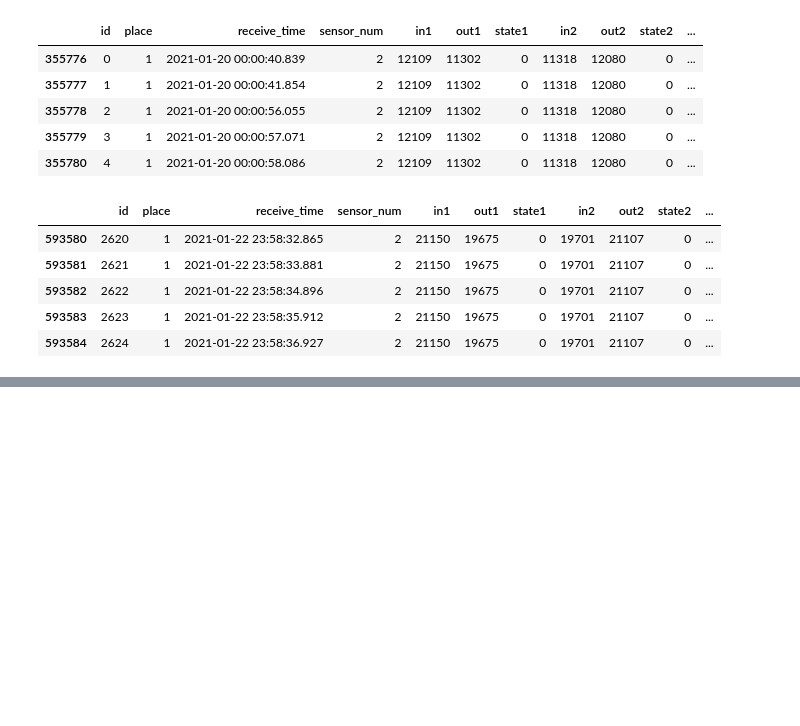
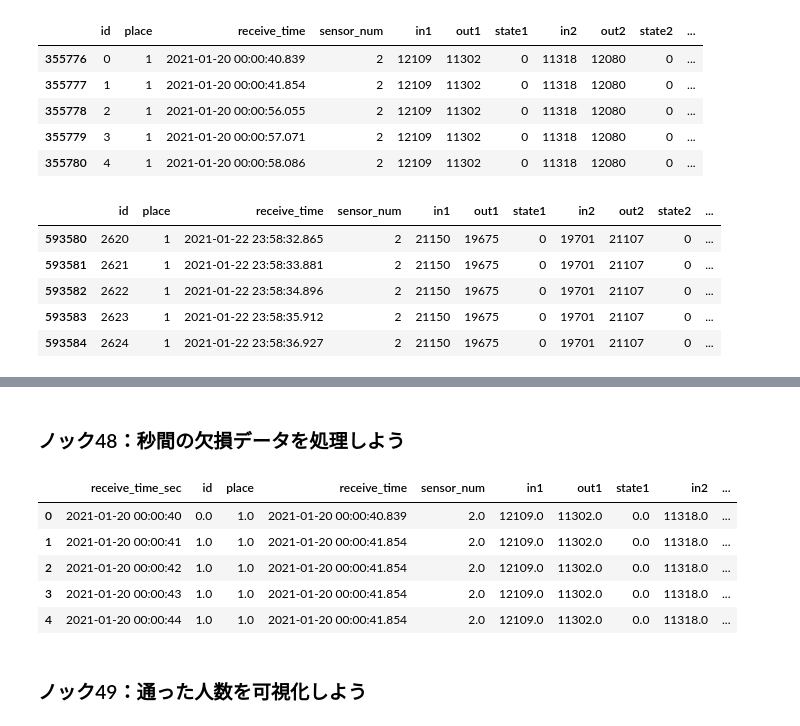
Before and after one commit to TakuroTerui/python_data_processing_100_knock, a Jupyter notebook: 第3章時系列データの加工・可視化を行う10本ノック.ipynb, the cells around one changed output, grey strips where cells are left out. Saved outputs shown, nothing was run; the diff lists cells and outputs as text; code cells hidden in the pictures; blank space fills up the shorter version.

```diff
--- a/第3章時系列データの加工・可視化を行う10本ノック.ipynb
+++ b/第3章時系列データの加工・可視化を行う10本ノック.ipynb
@@ -197,0 +317,15 @@ display(data_extract.tail())
+# %% [markdown]
+### ノック48：秒間の欠損データを処理しよう
+# %%
+data_base_extract.sort_values('receive_time_sec', inplace=True)
+data_base_extract = data_base_extract.fillna(method='ffill')
+data_base_extract.head()
+# %% [output]
+|  | receive_time_sec | id | place | receive_time | sensor_num | in1 | out1 | state1 | in2 | ... |
+| 0 | 2021-01-20 00:00:40 | 0.0 | 1.0 | 2021-01-20 00:00:40.839 | 2.0 | 12109.0 | 11302.0 | 0.0 | 11318.0 | ... |
+| 1 | 2021-01-20 00:00:41 | 1.0 | 1.0 | 2021-01-20 00:00:41.854 | 2.0 | 12109.0 | 11302.0 | 0.0 | 11318.0 | ... |
+| 2 | 2021-01-20 00:00:42 | 1.0 | 1.0 | 2021-01-20 00:00:41.854 | 2.0 | 12109.0 | 11302.0 | 0.0 | 11318.0 | ... |
+| 3 | 2021-01-20 00:00:43 | 1.0 | 1.0 | 2021-01-20 00:00:41.854 | 2.0 | 12109.0 | 11302.0 | 0.0 | 11318.0 | ... |
+| 4 | 2021-01-20 00:00:44 | 1.0 | 1.0 | 2021-01-20 00:00:41.854 | 2.0 | 12109.0 | 11302.0 | 0.0 | 11318.0 | ... |
+# %% [markdown]
+### ノック49：通った人数を可視化しよう
```
Also changed, not shown: parts of 24 cells of this notebook.
